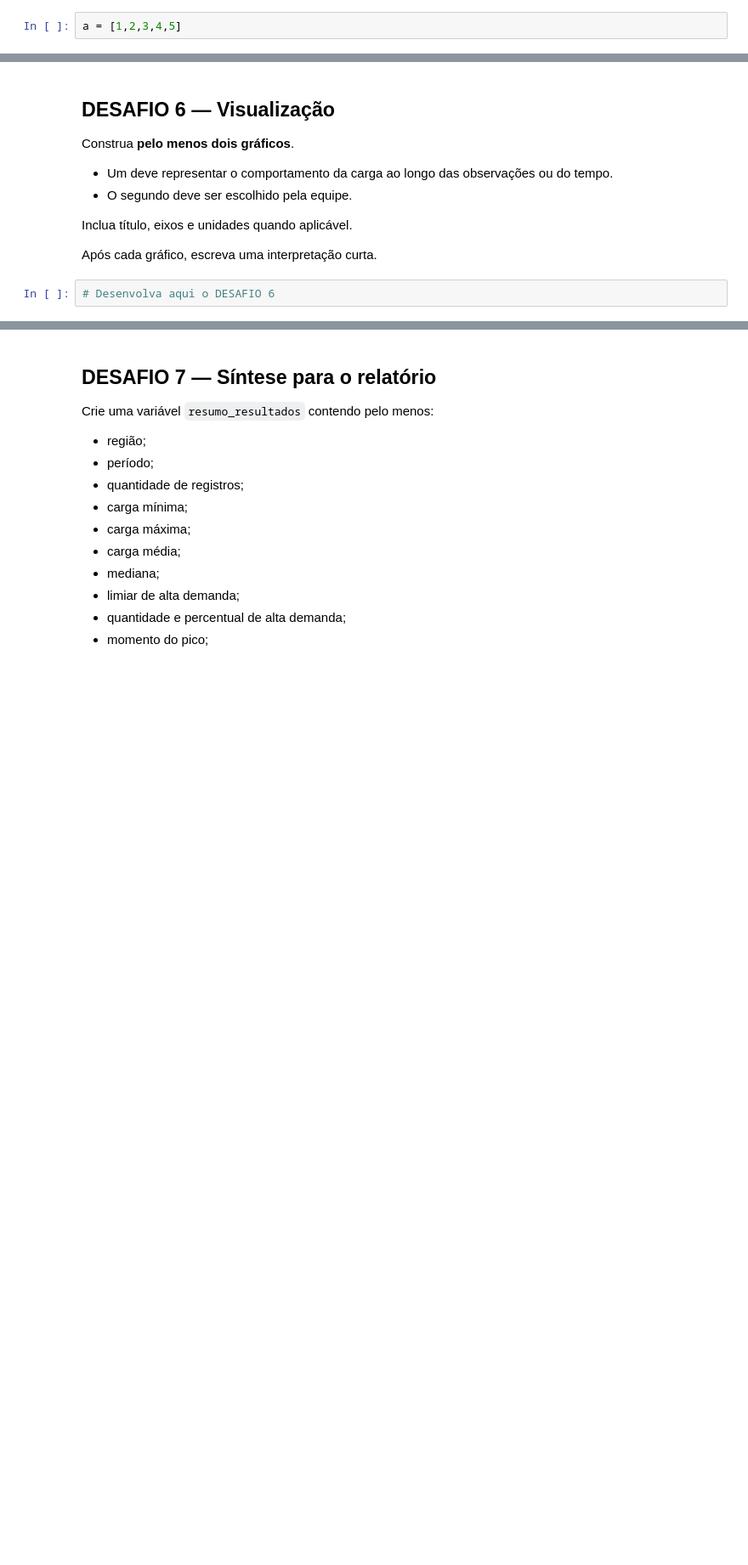
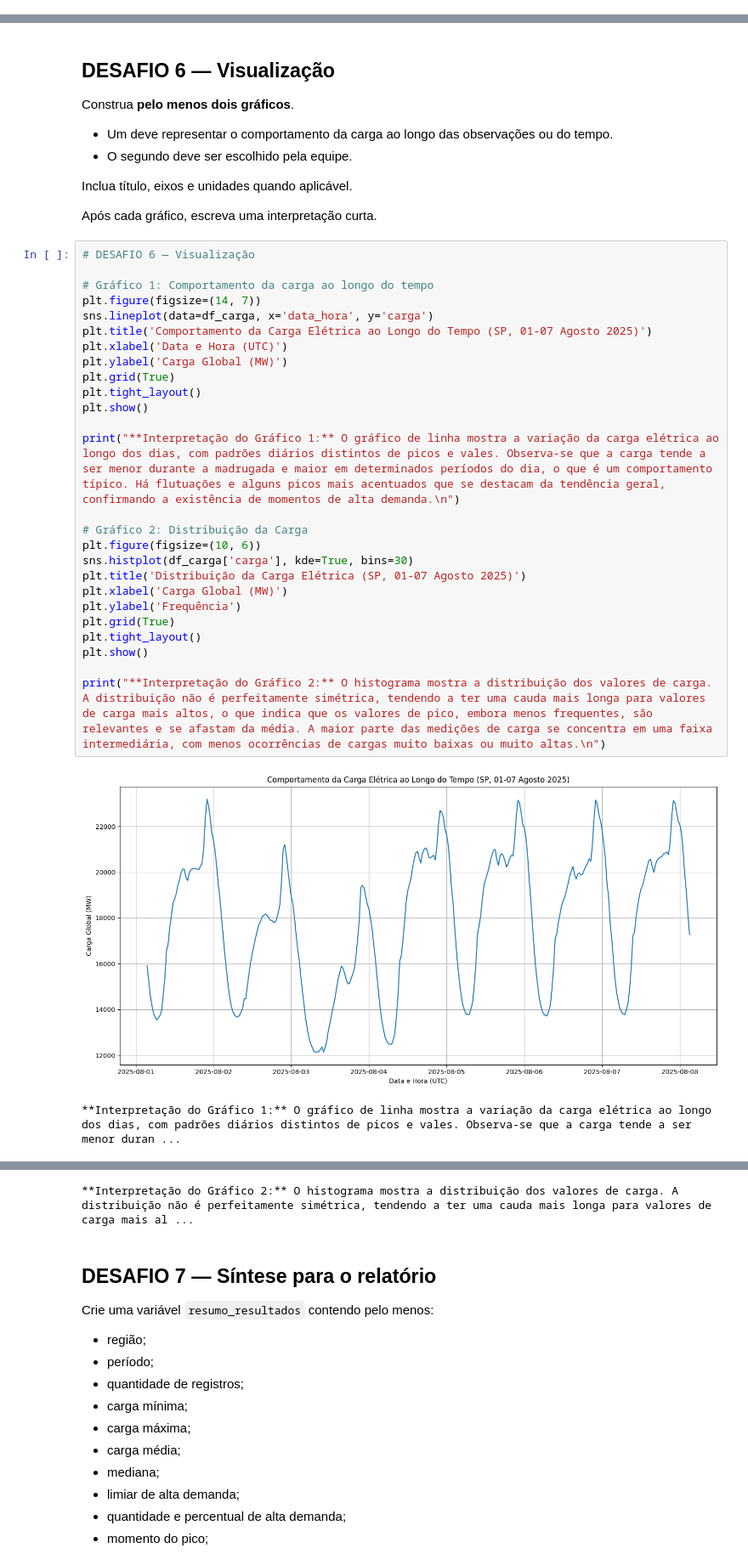
Before and after one commit to prof-atritiack/CP1-SERS-Analise, a Jupyter notebook: Desafio_Final_Energia_ONS_API_Final.ipynb, the cells around one changed output, grey strips where cells are left out. Shown at 85% size. Drawn from its saved outputs; the diff is of its cells as text; blank space fills up the shorter version.

```diff
--- a/Desafio_Final_Energia_ONS_API_Final.ipynb
+++ b/Desafio_Final_Energia_ONS_API_Final.ipynb
@@ -29,5 +29,3 @@ import requests
 import pandas as pd
 import matplotlib.pyplot as plt
 import seaborn as sns
-# %%
-a = [1,2,3,4,5]
@@ -225,5 +411,32 @@ Construa **pelo menos dois gráficos**.
 Inclua título, eixos e unidades quando aplicável.
 
 Após cada gráfico, escreva uma interpretação curta.
-# %%
-# Desenvolva aqui o DESAFIO 6
+# %%
+# DESAFIO 6 — Visualização
+
+# Gráfico 1: Comportamento da carga ao longo do tempo
+plt.figure(figsize=(14, 7))
+sns.lineplot(data=df_carga, x='data_hora', y='carga')
+plt.title('Comportamento da Carga Elétrica ao Longo do Tempo (SP, 01-07 Agosto 2025)')
+plt.xlabel('Data e Hora (UTC)')
+plt.ylabel('Carga Global (MW)')
+plt.grid(True)
+plt.tight_layout()
+plt.show()
+
+print("**Interpretação do Gráfico 1:** O gráfico de linha mostra a variação da carga elétrica ao longo dos dias, com padrões diários distintos de picos e vales. Observa-se que a carga tende a ser menor durante a madrugada e maior em determinados períodos do dia, o que é um comportamento típico. Há flutuações e alguns picos mais acentuados que se destacam da tendência geral, confirmando a existência de momentos de alta demanda.\n")
+
+# Gráfico 2: Distribuição da Carga
+plt.figure(figsize=(10, 6))
+sns.histplot(df_carga['carga'], kde=True, bins=30)
+plt.title('Distribuição da Carga Elétrica (SP, 01-07 Agosto 2025)')
+plt.xlabel('Carga Global (MW)')
+plt.ylabel('Frequência')
+plt.grid(True)
+plt.tight_layout()
+plt.show()
+
+print("**Interpretação do Gráfico 2:** O histograma mostra a distribuição dos valores de carga. A distribuição não é perfeitamente simétrica, tendendo a ter uma cauda mais longa para valores de carga mais altos, o que indica que os valores de pico, embora menos frequentes, são relevantes e se afastam da média. A maior parte das medições de carga se concentra em uma faixa intermediária, com menos ocorrências de cargas muito baixas ou muito altas.\n")
+# %% [output]
+[figure, added]
+**Interpretação do Gráfico 1:** O gráfico de linha mostra a variação da carga elétrica ao longo dos dias, com padrões diários distintos de picos e vales. Observa-se que a carga tende a ser menor duran ...
@@ -230,3 +444,4 @@ Após cada gráfico, escreva uma interpretação curta.
+**Interpretação do Gráfico 2:** O histograma mostra a distribuição dos valores de carga. A distribuição não é perfeitamente simétrica, tendendo a ter uma cauda mais longa para valores de carga mais al ...
 # %% [markdown]
 ## DESAFIO 7 — Síntese para o relatório
 
```
Also changed, not shown: parts of 23 cells of this notebook.
